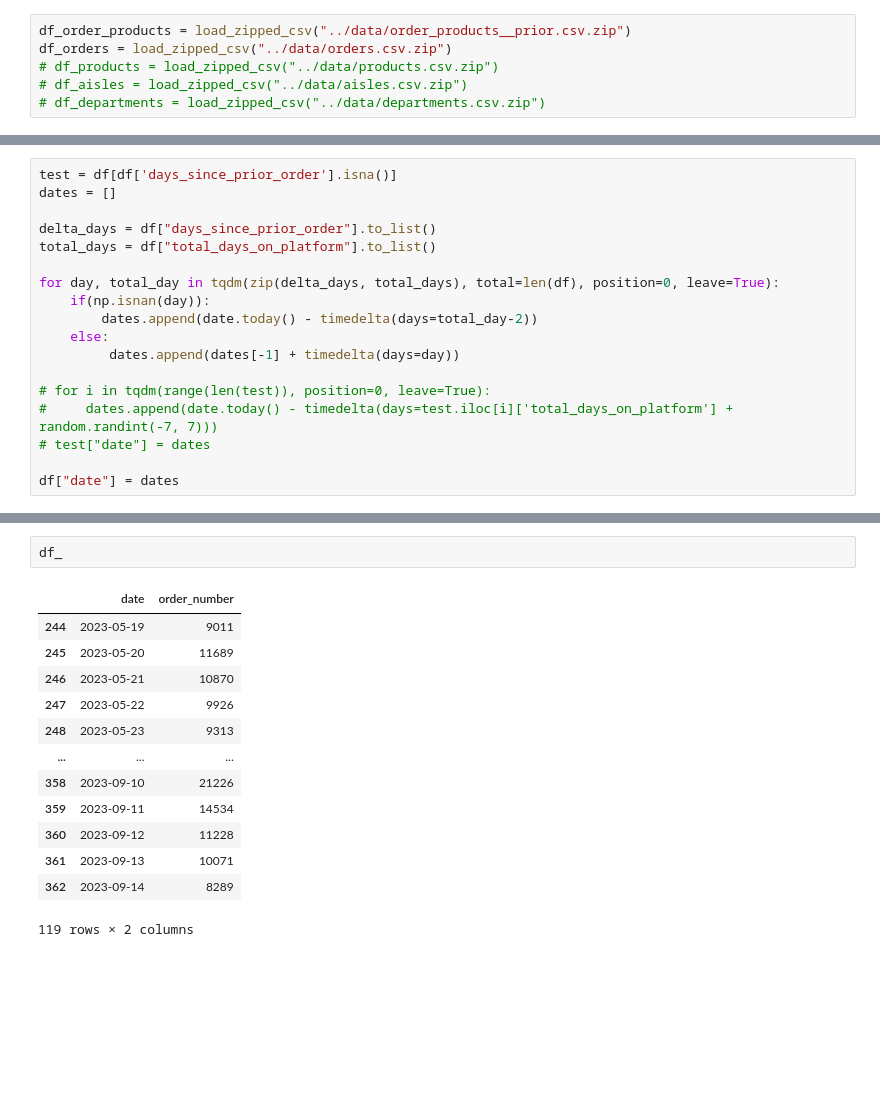
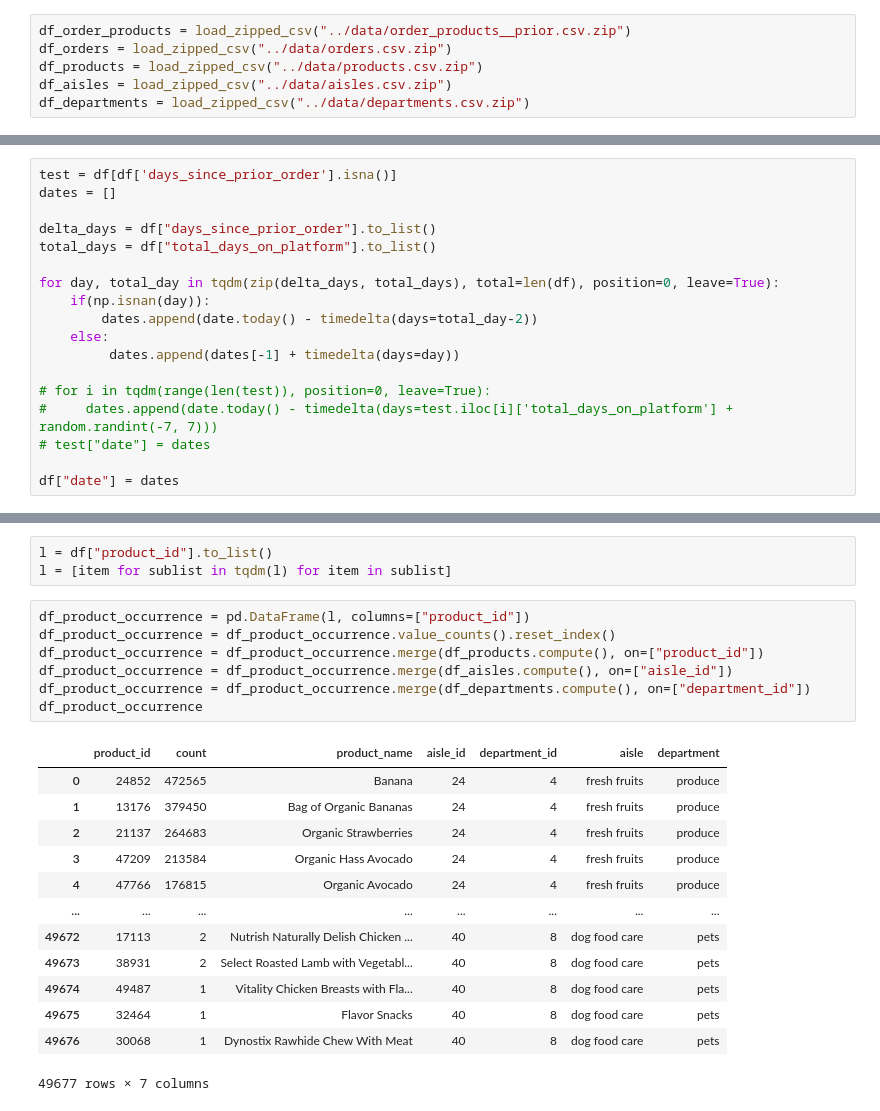
Before and after one commit to max-lutz/customer_segmentation, a Jupyter notebook: notebooks/data_visualization.ipynb, the cells around one changed output, grey strips where cells are left out. Cells and saved outputs as stored; diff of their text form; blank space fills up the shorter version.

Commit message:
top products, aisles and departments

```diff
--- a/notebooks/data_visualization.ipynb
+++ b/notebooks/data_visualization.ipynb
@@ -30,9 +30,9 @@ def add_initial_date(df):
 # %%
 df_order_products = load_zipped_csv("../data/order_products__prior.csv.zip")
 df_orders = load_zipped_csv("../data/orders.csv.zip")
-# df_products = load_zipped_csv("../data/products.csv.zip")
-# df_aisles = load_zipped_csv("../data/aisles.csv.zip")
-# df_departments = load_zipped_csv("../data/departments.csv.zip")
+df_products = load_zipped_csv("../data/products.csv.zip")
+df_aisles = load_zipped_csv("../data/aisles.csv.zip")
+df_departments = load_zipped_csv("../data/departments.csv.zip")
 # %%
 df_orders = df_orders[df_orders["eval_set"] == "prior"]
 # df_orders = df_orders[df_orders["user_id"].isin([4, 5, 6, 7])]
@@ -152,16 +148,24 @@ df_.resample("1d", on="date").sum().fillna(0).rolling(window=28, min_periods=1).
-# %%
-df_
-# %% [output]
-|  | date | order_number |
-| 244 | 2023-05-19 | 9011 |
-| 245 | 2023-05-20 | 11689 |
-| 246 | 2023-05-21 | 10870 |
-| 247 | 2023-05-22 | 9926 |
-| 248 | 2023-05-23 | 9313 |
-| ... | ... | ... |
-| 358 | 2023-09-10 | 21226 |
-| 359 | 2023-09-11 | 14534 |
-| 360 | 2023-09-12 | 11228 |
-| 361 | 2023-09-13 | 10071 |
-| 362 | 2023-09-14 | 8289 |
-119 rows × 2 columns
+# %%
+l = df["product_id"].to_list()
+l = [item for sublist in tqdm(l) for item in sublist]
+# %%
+df_product_occurrence = pd.DataFrame(l, columns=["product_id"])
+df_product_occurrence = df_product_occurrence.value_counts().reset_index()
+df_product_occurrence = df_product_occurrence.merge(df_products.compute(), on=["product_id"])
+df_product_occurrence = df_product_occurrence.merge(df_aisles.compute(), on=["aisle_id"])
+df_product_occurrence = df_product_occurrence.merge(df_departments.compute(), on=["department_id"])
+df_product_occurrence
+# %% [output]
+|  | product_id | count | product_name | aisle_id | department_id | aisle | department |
+| 0 | 24852 | 472565 | Banana | 24 | 4 | fresh fruits | produce |
+| 1 | 13176 | 379450 | Bag of Organic Bananas | 24 | 4 | fresh fruits | produce |
+| 2 | 21137 | 264683 | Organic Strawberries | 24 | 4 | fresh fruits | produce |
+| 3 | 47209 | 213584 | Organic Hass Avocado | 24 | 4 | fresh fruits | produce |
+| 4 | 47766 | 176815 | Organic Avocado | 24 | 4 | fresh fruits | produce |
+| ... | ... | ... | ... | ... | ... | ... | ... |
+| 49672 | 17113 | 2 | Nutrish Naturally Delish Chicken ... | 40 | 8 | dog food care | pets |
+| 49673 | 38931 | 2 | Select Roasted Lamb with Vegetabl... | 40 | 8 | dog food care | pets |
+| 49674 | 49487 | 1 | Vitality Chicken Breasts with Fla... | 40 | 8 | dog food care | pets |
+| 49675 | 32464 | 1 | Flavor Snacks | 40 | 8 | dog food care | pets |
+| 49676 | 30068 | 1 | Dynostix Rawhide Chew With Meat | 40 | 8 | dog food care | pets |
+49677 rows × 7 columns
```
Also changed, not shown: parts of 5 cells of this notebook.
